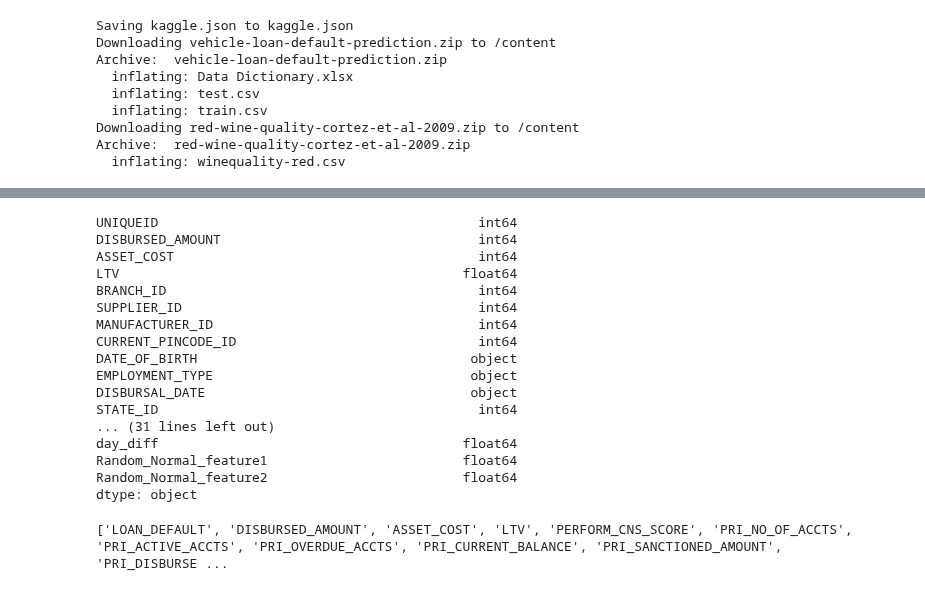
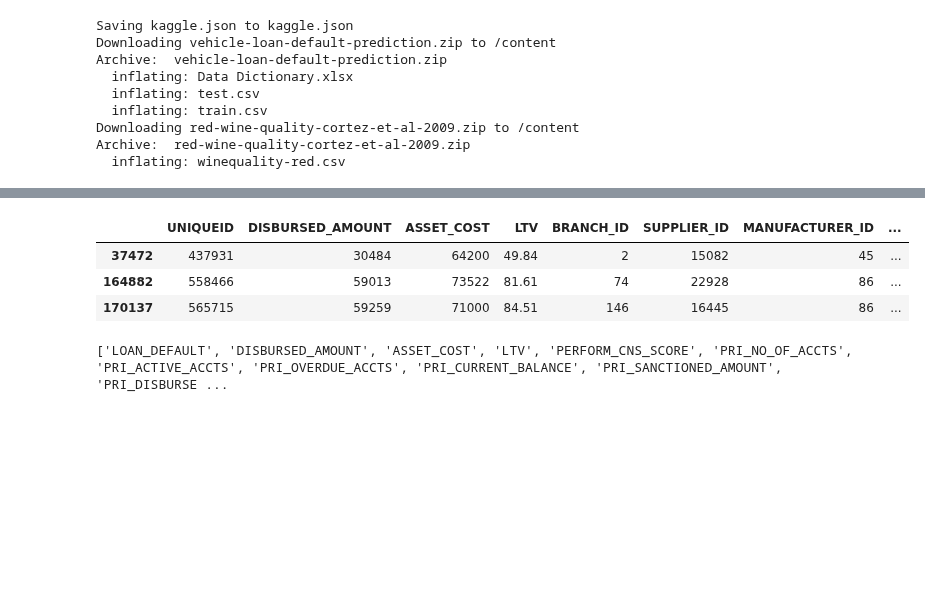
Before and after one commit to kenneth-craig/academyPub, a Jupyter notebook: vehicle_load_analysis.ipynb, the cells around one changed output, grey strips where cells are left out. Drawn from its saved outputs; the diff is of its cells as text; code cells hidden in the pictures; blank space fills up the shorter version.

```diff
--- a/vehicle_load_analysis.ipynb
+++ b/vehicle_load_analysis.ipynb
@@ -172,26 +167,15 @@ train, test = train_test_split(df, test_size=0.25, random_state=919640901)
 # %%
 #print(train)
 #print(test)
-train.dtypes
-test.dtypes
+train.head(3)
+#test.head(3)
+#train.dtypes
+#test.dtypes
 # %% [output]
-UNIQUEID                                         int64
-DISBURSED_AMOUNT                                 int64
-ASSET_COST                                       int64
-LTV                                            float64
-BRANCH_ID                                        int64
-SUPPLIER_ID                                      int64
-MANUFACTURER_ID                                  int64
-CURRENT_PINCODE_ID                               int64
-DATE_OF_BIRTH                                   object
-EMPLOYMENT_TYPE                                 object
-DISBURSAL_DATE                                  object
-STATE_ID                                         int64
-... (31 lines left out)
-day_diff                                       float64
-Random_Normal_feature1                         float64
-Random_Normal_feature2                         float64
-dtype: object
+|  | UNIQUEID | DISBURSED_AMOUNT | ASSET_COST | LTV | BRANCH_ID | SUPPLIER_ID | MANUFACTURER_ID | ... |
+| 37472 | 437931 | 30484 | 64200 | 49.84 | 2 | 15082 | 45 | ... |
+| 164882 | 558466 | 59013 | 73522 | 81.61 | 74 | 22928 | 86 | ... |
+| 170137 | 565715 | 59259 | 71000 | 84.51 | 146 | 16445 | 86 | ... |
 # %%
 # Let's see if we have duplicated rows:
 feature_analyze_duplicates = ['LOAN_DEFAULT', 'DISBURSED_AMOUNT', 'ASSET_COST', 'LTV',
```
Also changed, not shown: parts of 6 cells of this notebook.
